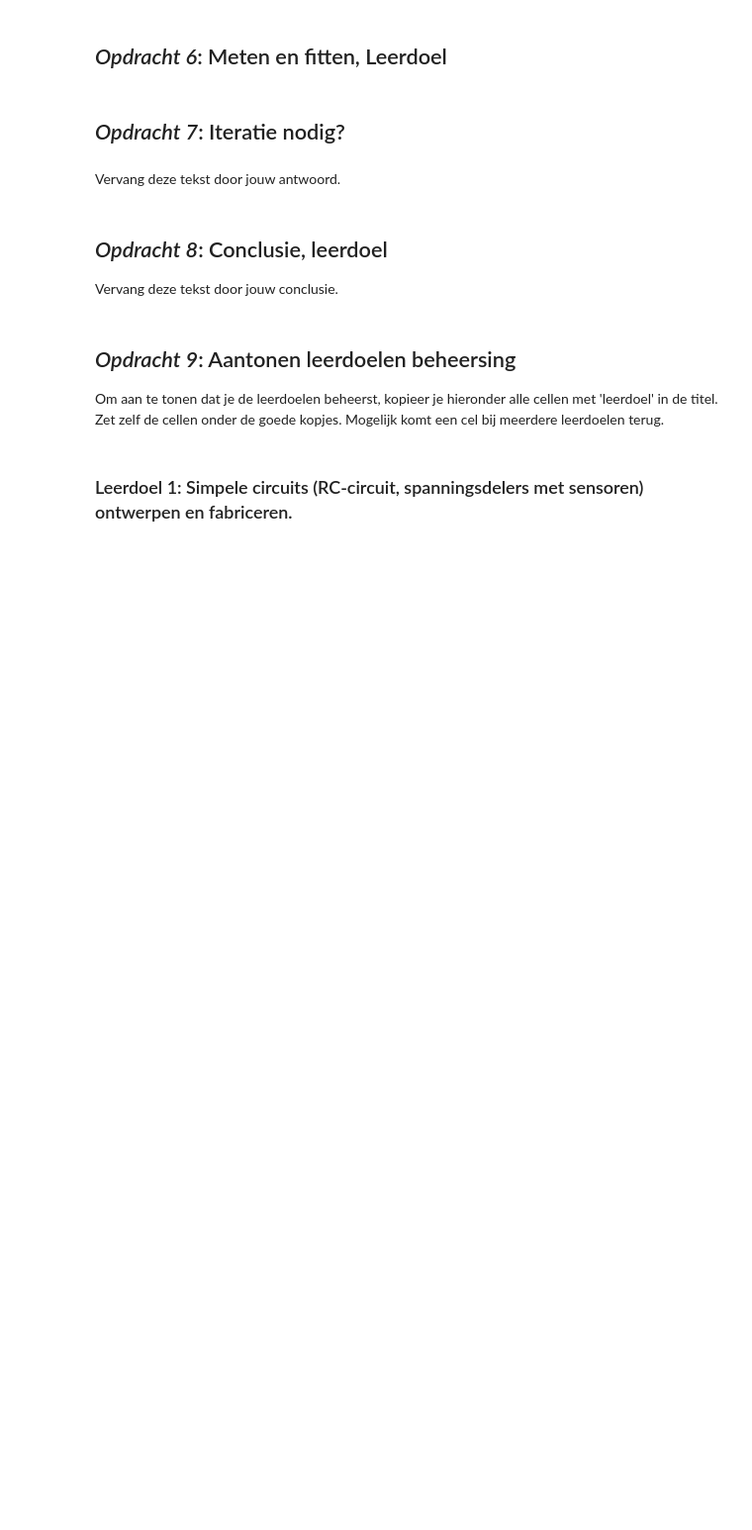
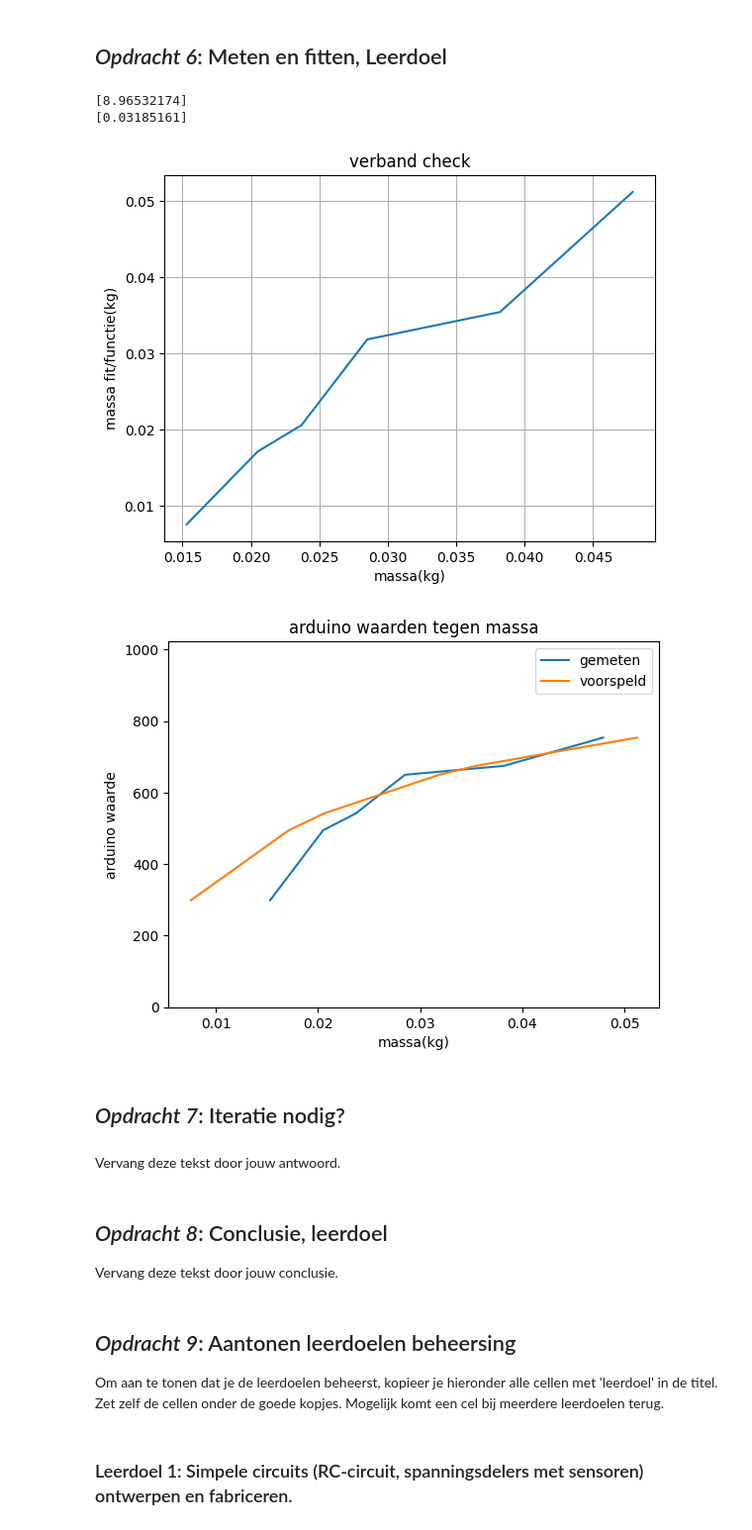
Before and after one commit to AAAGomperts/opdrachten-DEF-D, a Jupyter notebook: FysiekeOntwerpopdrachten/1KalibreerEenSensorDigitaalAnaloog/DEFOntwerpopdracht1KalibreerEenSensorInvulTemplate.ipynb, the cells around one changed output. Shown at 99% size. Drawn from its saved outputs; the diff is of its cells as text; code cells hidden in the pictures; blank space fills up the shorter version.

Commit message:
fits en plots

```diff
--- a/FysiekeOntwerpopdrachten/1KalibreerEenSensorDigitaalAnaloog/DEFOntwerpopdracht1KalibreerEenSensorInvulTemplate.ipynb
+++ b/FysiekeOntwerpopdrachten/1KalibreerEenSensorDigitaalAnaloog/DEFOntwerpopdracht1KalibreerEenSensorInvulTemplate.ipynb
@@ -66,0 +73,18 @@ Licht kort toe wat er in de foto te zien is.
+# %%
+# Zet hier jouw data in een voor jou handig formaat
+import numpy as np
+import matplotlib.pyplot as plt
+from scipy.optimize import curve_fit
+
+massa = np.array([15.3,20.5,23.7,28.5,38.2,47.9])/1000
+waarde_arduino = np.array([299,495,542,650,675,754])
+g = 9.81
+R_2 = 50000
+V_in = 5
+
+#het verband voor force sensitive resistors is over het algemeen: R= 1/F
+# %% [output]
+[8.96532174]
+[0.03185161]
+[figure, added]
+[figure, added]
```
Also changed, not shown: parts of 9 cells of this notebook.
